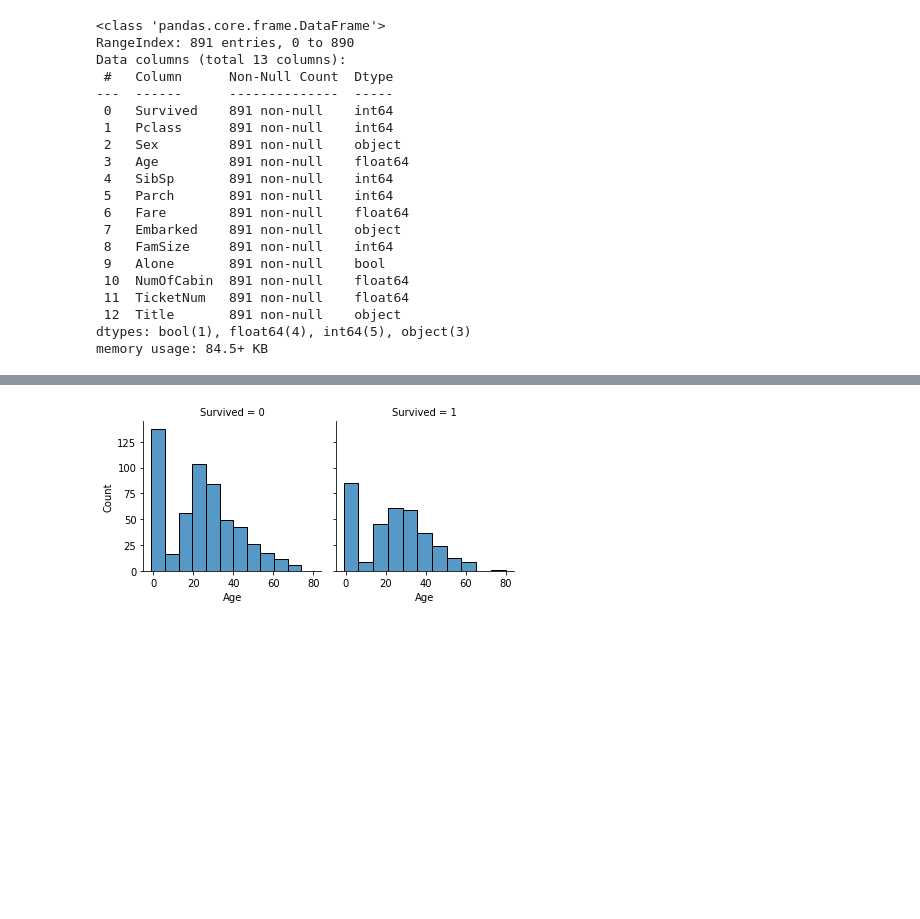
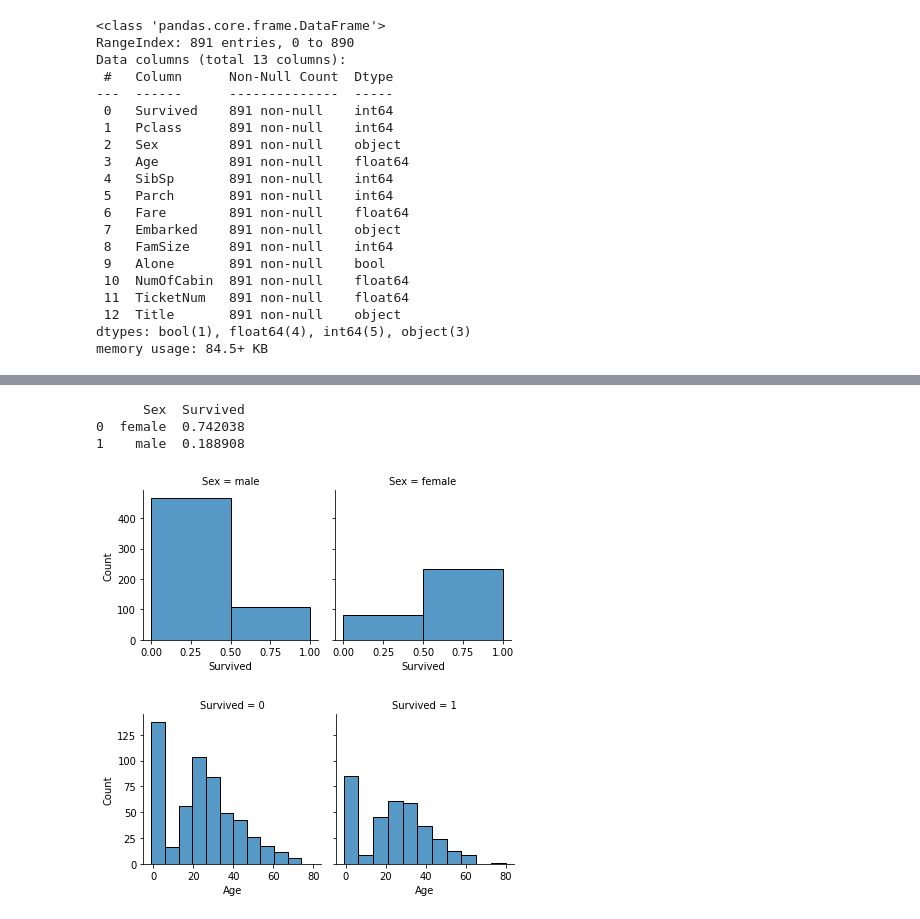
Before and after one commit to kys-sheng/titanic, a Jupyter notebook: titanic.ipynb, the cells around one changed output, grey strips where cells are left out. Cells and saved outputs as stored; diff of their text form; code cells hidden in the pictures; blank space fills up the shorter version.

```diff
--- a/titanic.ipynb
+++ b/titanic.ipynb
@@ -223,3 +238,14 @@ plt.show()
+# %%
+print(train_dataset[['Sex', "Survived"]].groupby(["Sex"], as_index=False).mean().sort_values(by='Survived', ascending=False))
+g = sns.FacetGrid(train_dataset, col='Sex')
+g.map(sns.histplot, "Survived",bins=2)
+plt.show()
+#More likely to die youre a man
+# %% [output]
+      Sex  Survived
+0  female  0.742038
+1    male  0.188908
+[figure, added]
 # %%
 #Visualize some data to get some idea
 g = sns.FacetGrid(train_dataset, col='Survived')
```
Also changed, not shown: parts of 23 cells of this notebook.
